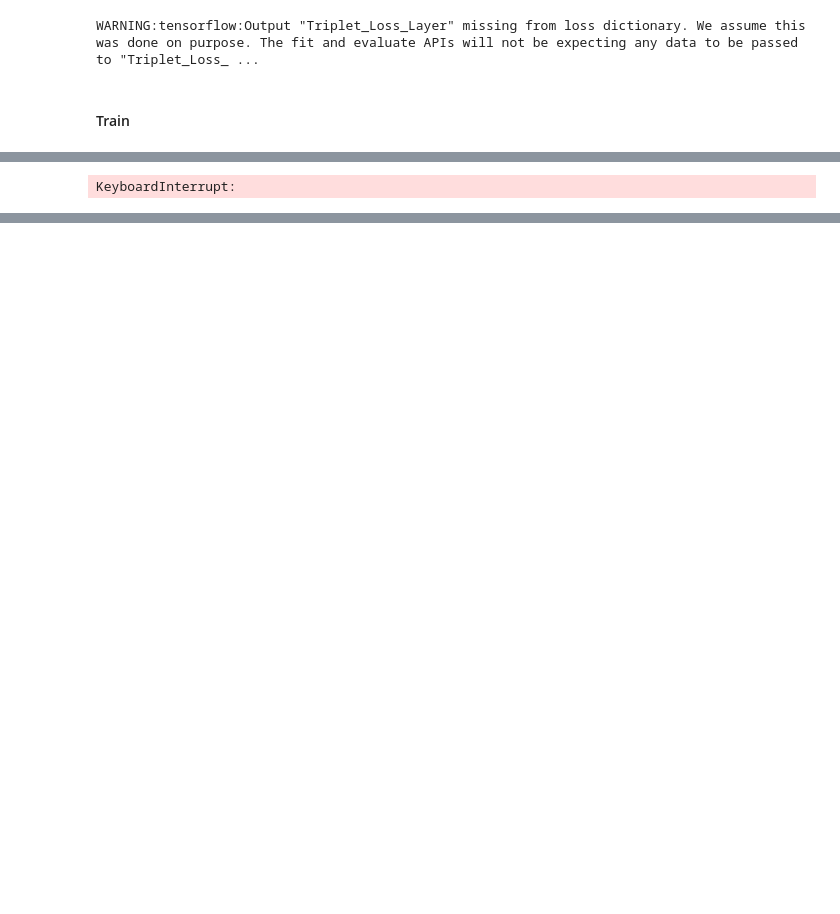
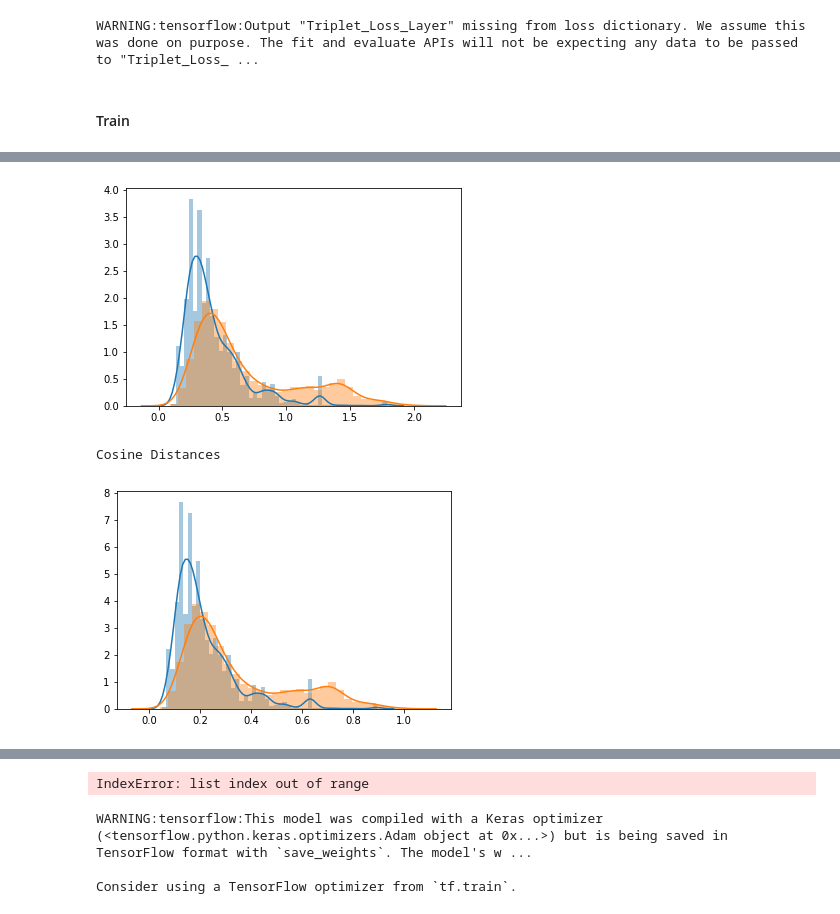
Before and after one commit to Omairss/covid-target-finder, a Jupyter notebook: modeling/Alternate Models - Siamese.ipynb, the cells around one changed output, grey strips where cells are left out. Saved outputs shown, nothing was run; the diff lists cells and outputs as text; code cells hidden in the pictures; blank space fills up the shorter version.

```diff
--- a/modeling/Alternate Models - Siamese.ipynb
+++ b/modeling/Alternate Models - Siamese.ipynb
@@ -460,5 +791,5 @@ def conv_network(input_shape = (21222, 1), output_shape = 256):
 # %%
-conv_model = conv_network()
+conv_model = conv_network_3()
 # %% [markdown]
 #### Define Triplet Loss
 # %%
@@ -480,7 +811,7 @@ class TripletLossLayer(Layer):
 # %% [markdown]
 #### Overall Model
 # %%
-def siamese_model(input_shape, conv_model, margin = 0.3):
+def siamese_model(input_shape, conv_model, margin = 0.5):
 
     # Three Input Genes
     anchor_gene = Input(input_shape, name = "Anchor_Gene")
@@ -542,6 +873,6 @@ Non-trainable params: 896
 __________________________________________________________________________________________________
 # %%
-optimizer = Adam(lr = 0.00001)
+optimizer = Adam(lr = 0.0000005)
 siamese_network.compile(loss = None, optimizer = optimizer)
 # %% [output]
 WARNING:tensorflow:Output "Triplet_Loss_Layer" missing from loss dictionary. We assume this was done on purpose. The fit and evaluate APIs will not be expecting any data to be passed to "Triplet_Loss_ ...
@@ -552,22 +881,41 @@ siamese_network
 # %%
-epoch = 20
-print_frequency = 100
+epoch = 15
+print_frequency = 500
+losses = []
+val_loss = []
 
 train_start = time.time()
 
 for e in range(epoch):
 
+    epoch_loss = []
     epoch_start = time.time()
-    for data in range(len(gene_triplet_training_data)):
+    for data in range(len(train_set_split)):
 
-        triplets = gene_triplet_training_data[data]
+        triplets = list(train_set_split[data])
         loss = siamese_network.train_on_batch(triplets, None)
+        epoch_loss.append(loss)
 
         if data % print_frequency == 0:
-            print ("Epoch : " + str(e) + " | Iteration : " + str(data) + " | Loss : " + str(loss))
+            print ("Epoch : " + str(e) + " | Triplet : " + str(data) + " | Triplet Loss : " + str(loss) + " | Average Loss : " + str(np.mean(epoch_loss)))
+
     epoch_end = time.time()
+
+    # Get Validation Score
+    v_loss = validate_model(validation_set_split)
+    val_loss.append(v_loss)
+
+    # Check if this is the best score yet and save model
+    try:
+        if v_loss < val_loss[-2]:
+            conv_model.save_weights('../data/models/Siamese_Conv_Model_DGG.model')
+            siamese_network.save_weights('../data/models/Siamese_Network_DGG.model')
+    except:
+        None
+
     print ("Epoch Time : " + str(epoch_end - epoch_start))
 
+    losses.append(np.mean(epoch_loss))
 train_end = time.time()
 print ("Total Time To Train : " + str(train_end - train_start))
 # %% [output]
@@ -591 +939,3 @@ Epoch : 4 | Iteration : 1700 | Loss : 0.0
+[figure, added]
-KeyboardInterrupt:
+Cosine Distances
+[figure, added]
@@ -591,0 +943,11 @@ KeyboardInterrupt:
+IndexError: list index out of range
+# %%
+conv_model.save_weights('../data/models/Siamese_Conv_Model_DGG_25e.model')
+siamese_network.save_weights('../data/models/Siamese_Network_DGG_25e.model')
+
+# conv_model.load_weights('../data/models/Siamese_Conv_Model_Normalised_Small_20e.model')
+# siamese_network.load_weights('../data/models/Siamese_Network_Normalised_Small_20e.model')
+# %% [output]
+WARNING:tensorflow:This model was compiled with a Keras optimizer (<tensorflow.python.keras.optimizers.Adam object at 0x...>) but is being saved in TensorFlow format with `save_weights`. The model's w ...
+
+Consider using a TensorFlow optimizer from `tf.train`.
```
Also changed, not shown: parts of 61 cells of this notebook, 16 other files.
